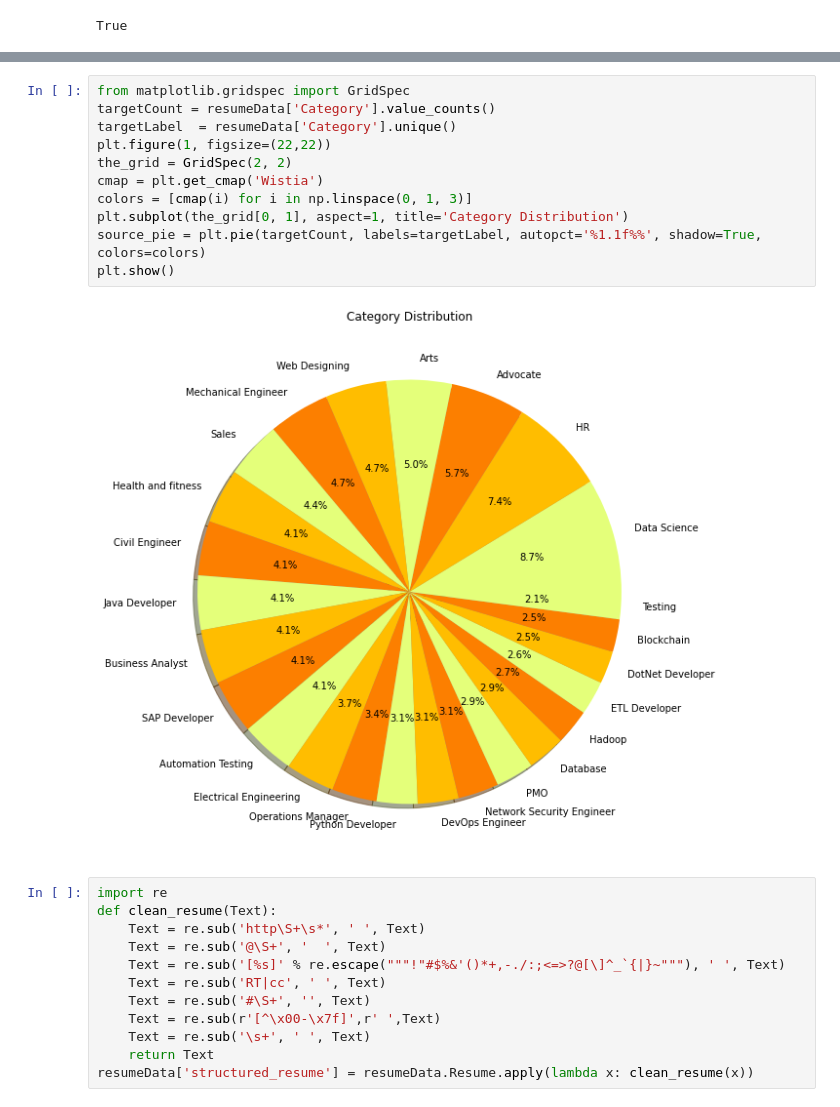
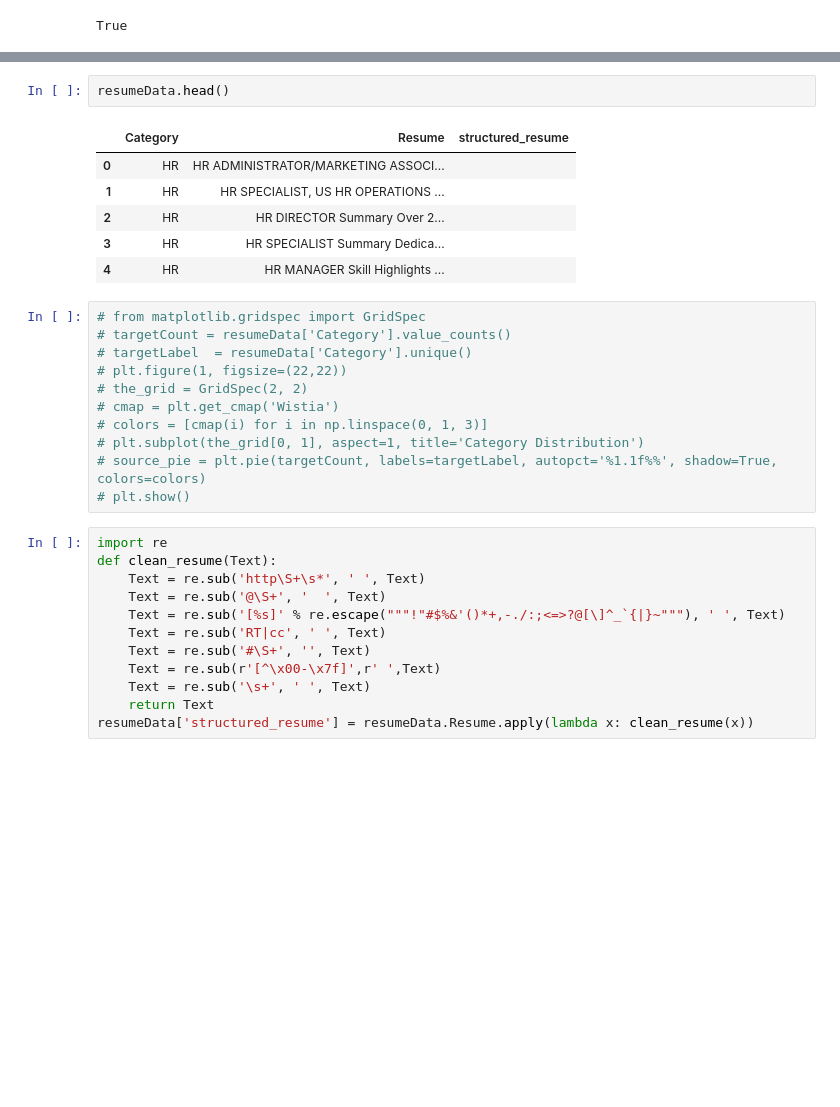
Before and after one commit to Ashutosh-Kumar-Singh-IIT-Patna/SIH-2022, a Jupyter notebook: ml_model/NEW/archive/Resume/SVC_svm.ipynb, the cells around one changed output, grey strips where cells are left out. Cells and saved outputs as stored; diff of their text form; blank space fills up the shorter version.

```diff
--- a/ml_model/NEW/archive/Resume/SVC_svm.ipynb
+++ b/ml_model/NEW/archive/Resume/SVC_svm.ipynb
@@ -87,16 +113,23 @@ plt.show()
+# %%
+resumeData.head()
+# %% [output]
+|  | Category | Resume | structured_resume |
+| 0 | HR | HR ADMINISTRATOR/MARKETING ASSOCI... |  |
+| 1 | HR | HR SPECIALIST, US HR OPERATIONS ... |  |
+| 2 | HR | HR DIRECTOR Summary Over 2... |  |
+| 3 | HR | HR SPECIALIST Summary Dedica... |  |
+| 4 | HR | HR MANAGER Skill Highlights ... |  |
 # %%
-from matplotlib.gridspec import GridSpec
-targetCount = resumeData['Category'].value_counts()
-targetLabel  = resumeData['Category'].unique()
-plt.figure(1, figsize=(22,22))
-the_grid = GridSpec(2, 2)
-cmap = plt.get_cmap('Wistia')
-colors = [cmap(i) for i in np.linspace(0, 1, 3)]
-plt.subplot(the_grid[0, 1], aspect=1, title='Category Distribution')
-source_pie = plt.pie(targetCount, labels=targetLabel, autopct='%1.1f%%', shadow=True, colors=colors)
-plt.show()
+# from matplotlib.gridspec import GridSpec
+# targetCount = resumeData['Category'].value_counts()
+# targetLabel  = resumeData['Category'].unique()
+# plt.figure(1, figsize=(22,22))
+# the_grid = GridSpec(2, 2)
+# cmap = plt.get_cmap('Wistia')
+# colors = [cmap(i) for i in np.linspace(0, 1, 3)]
+# plt.subplot(the_grid[0, 1], aspect=1, title='Category Distribution')
+# source_pie = plt.pie(targetCount, labels=targetLabel, autopct='%1.1f%%', shadow=True, colors=colors)
+# plt.show()
-# %% [output]
-[figure, removed]
 # %%
 import re
 def clean_resume(Text):
```
Also changed, not shown: parts of 31 cells of this notebook, 19 other files.
